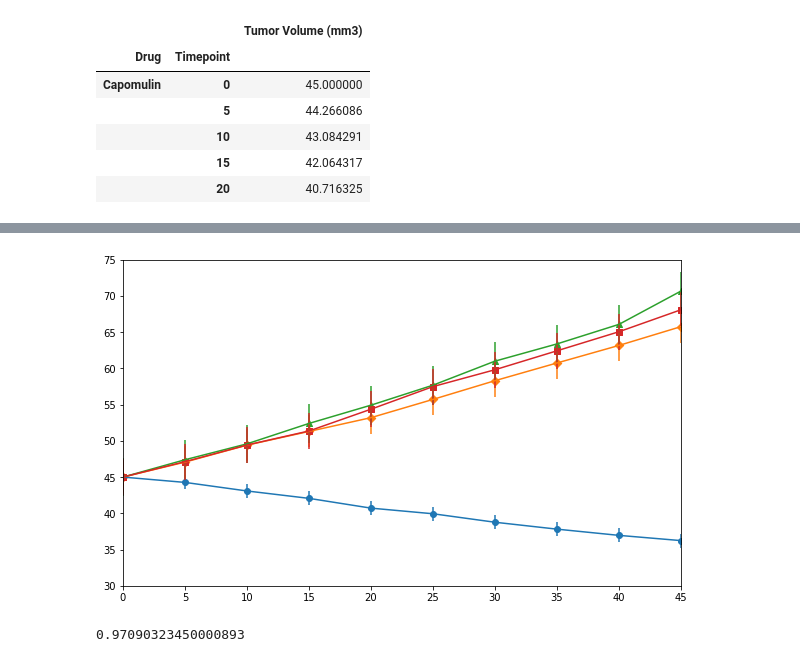
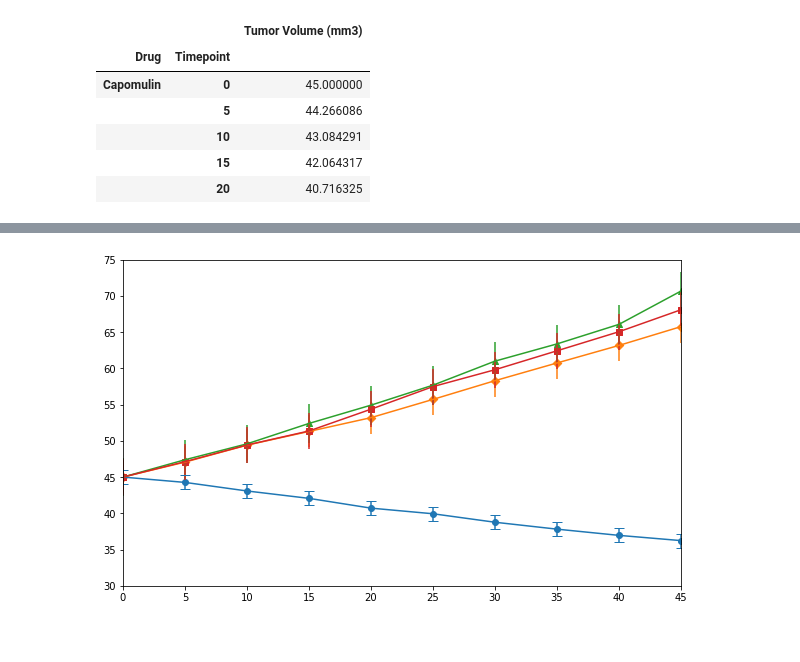
Before and after one commit to txstu09/pymaceuticals-inc, a Jupyter notebook: pymaceuticals.ipynb, the cells around one changed output, grey strips where cells are left out. Saved outputs shown, nothing was run; the diff lists cells and outputs as text; code cells hidden in the pictures.

```diff
--- a/pymaceuticals.ipynb
+++ b/pymaceuticals.ipynb
@@ -56,25 +56,20 @@ tumor_size_table
 # %%
 selected_tumor_size = tumor_size_table[['Capomulin','Infubinol','Ketapril','Placebo']]
 x_axis = np.arange(0, 50, 5)
 s_error = selected_tumor_size.sem()
 plt.figure(figsize=(10,6))
 plt.scatter(x_axis, selected_tumor_size['Capomulin'], marker='o')
 plt.scatter(x_axis, selected_tumor_size['Infubinol'], marker='D')
 plt.scatter(x_axis, selected_tumor_size['Ketapril'], marker='^')
 plt.scatter(x_axis, selected_tumor_size['Placebo'], marker='s')
-plt.errorbar(x_axis, selected_tumor_size['Capomulin'], yerr=s_error[0])
+
+plt.errorbar(x_axis, selected_tumor_size['Capomulin'], yerr=s_error[0], capsize=5)
 plt.errorbar(x_axis, selected_tumor_size['Infubinol'], yerr=s_error[1])
 plt.errorbar(x_axis, selected_tumor_size['Ketapril'], yerr=s_error[2])
 plt.errorbar(x_axis, selected_tumor_size['Placebo'], yerr=s_error[3])
 
 plt.xlim(0,45)
 plt.ylim(30,75)
 plt.show()
 # %% [output]
-[figure, old version]
+[figure, new version]
-# %%
-s = selected_tumor_size.sem()
-#s = s.tolist()
-s[0]
-# %% [output]
-0.97090323450000893
```
Also changed, not shown: parts of 3 cells of this notebook.
